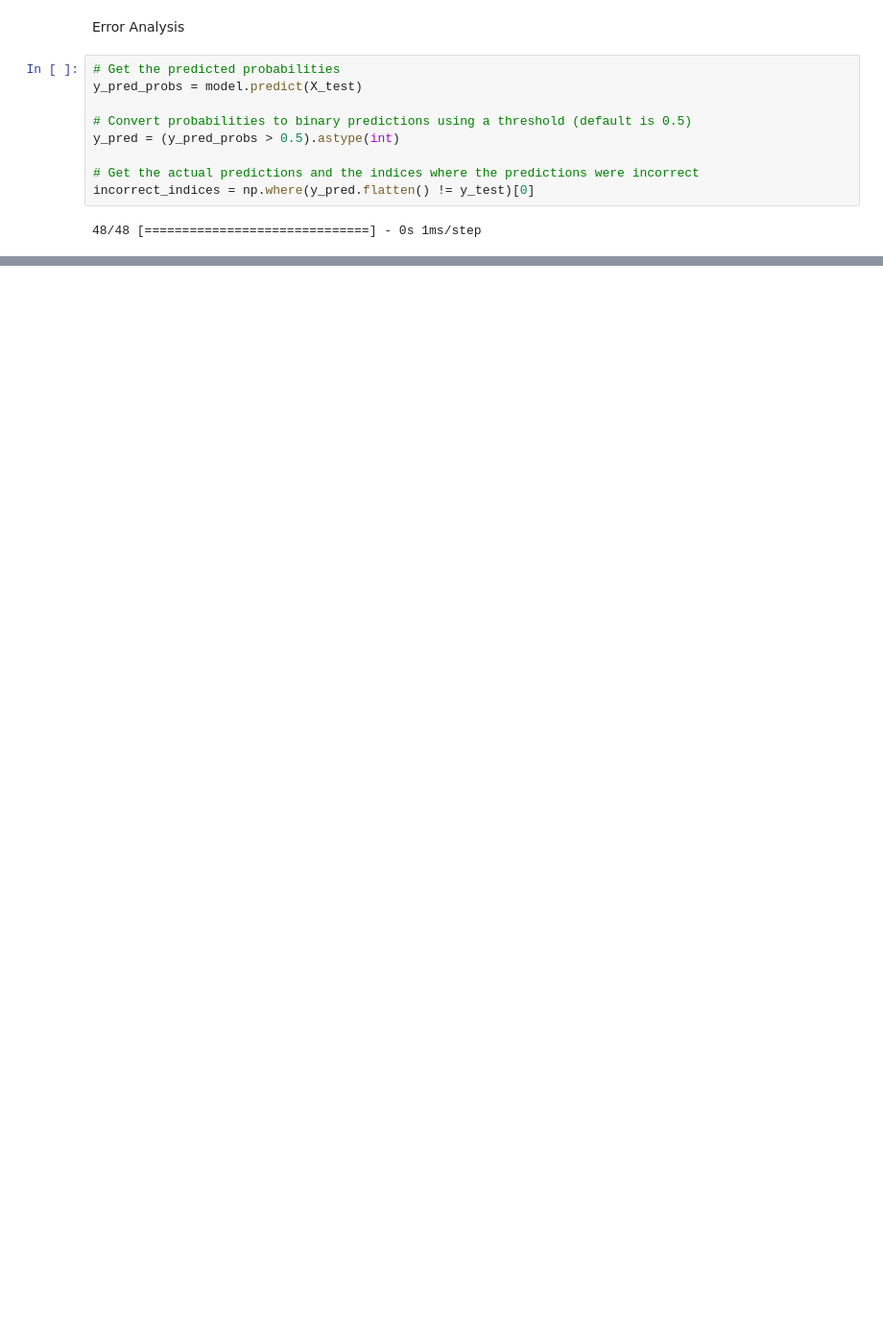
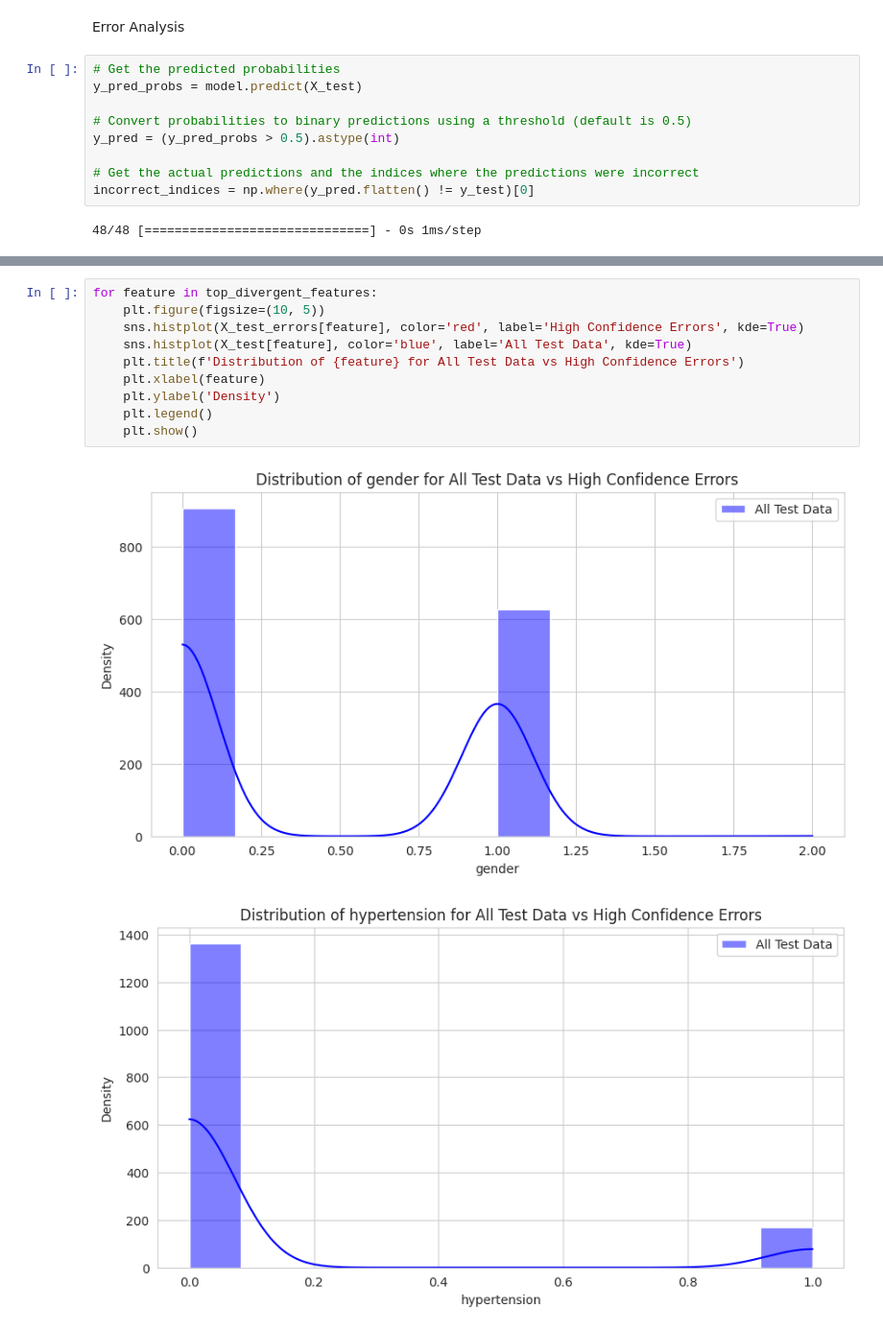
Before and after one commit to jkranyak/Project_2, a Jupyter notebook: Stroke Prediction Project with DNN and Interface.ipynb, the cells around one changed output, grey strips where cells are left out. Shown at 96% size. Saved outputs shown, nothing was run; the diff lists cells and outputs as text; blank space fills up the shorter version.

```diff
--- a/Stroke Prediction Project with DNN and Interface.ipynb
+++ b/Stroke Prediction Project with DNN and Interface.ipynb
@@ -1388,0 +1574,13 @@ common_features = X_test_errors.mean() - X_test.mean()
+# %%
+for feature in top_divergent_features:
+    plt.figure(figsize=(10, 5))
+    sns.histplot(X_test_errors[feature], color='red', label='High Confidence Errors', kde=True)
+    sns.histplot(X_test[feature], color='blue', label='All Test Data', kde=True)
+    plt.title(f'Distribution of {feature} for All Test Data vs High Confidence Errors')
+    plt.xlabel(feature)
+    plt.ylabel('Density')
+    plt.legend()
+    plt.show()
+# %% [output]
+[figure, added]
+[figure, added]
```
Also changed, not shown: parts of 57 cells of this notebook.
